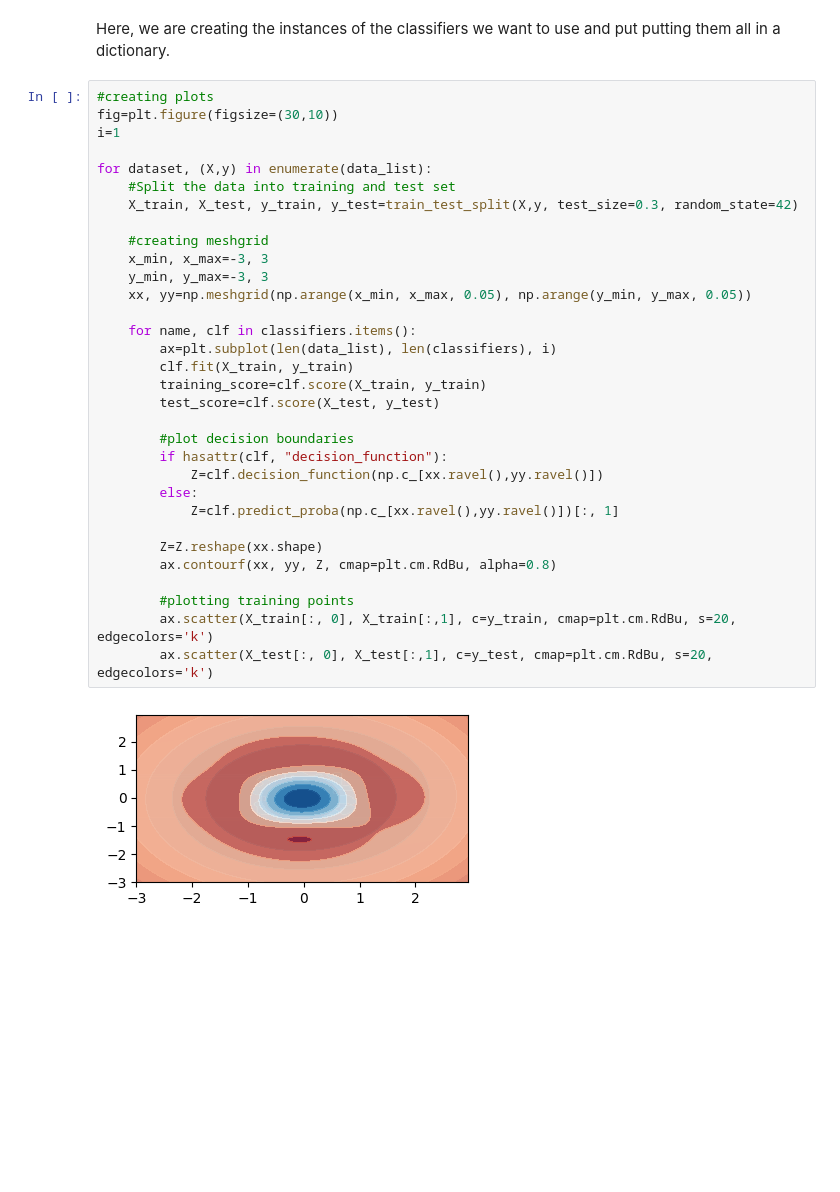
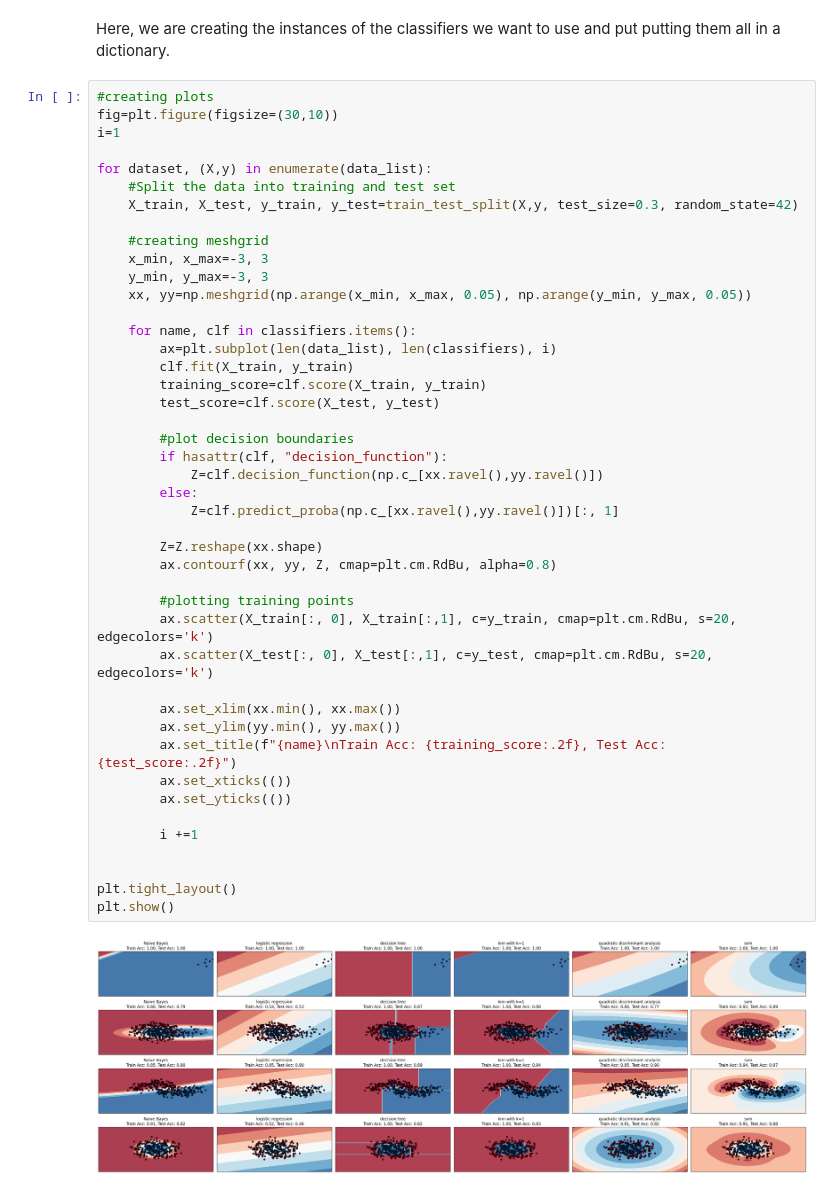
Before and after one commit to DataScienceAndEngineering/hw3p3-s24-comparison-of-ml-classification-algorithms-OluwaseunG, a Jupyter notebook: hw3p3.ipynb, the cells around one changed output. Cells and saved outputs as stored; diff of their text form; blank space fills up the shorter version.

```diff
--- a/hw3p3.ipynb
+++ b/hw3p3.ipynb
@@ -126,31 +126,43 @@ fig=plt.figure(figsize=(30,10))
 i=1
 
 for dataset, (X,y) in enumerate(data_list):
     #Split the data into training and test set
     X_train, X_test, y_train, y_test=train_test_split(X,y, test_size=0.3, random_state=42)
 
     #creating meshgrid
     x_min, x_max=-3, 3
     y_min, y_max=-3, 3
     xx, yy=np.meshgrid(np.arange(x_min, x_max, 0.05), np.arange(y_min, y_max, 0.05))
 
     for name, clf in classifiers.items():
         ax=plt.subplot(len(data_list), len(classifiers), i)
         clf.fit(X_train, y_train)
         training_score=clf.score(X_train, y_train)
         test_score=clf.score(X_test, y_test)
 
         #plot decision boundaries
         if hasattr(clf, "decision_function"):
             Z=clf.decision_function(np.c_[xx.ravel(),yy.ravel()])
         else:
             Z=clf.predict_proba(np.c_[xx.ravel(),yy.ravel()])[:, 1]
 
         Z=Z.reshape(xx.shape)
         ax.contourf(xx, yy, Z, cmap=plt.cm.RdBu, alpha=0.8)
 
         #plotting training points
         ax.scatter(X_train[:, 0], X_train[:,1], c=y_train, cmap=plt.cm.RdBu, s=20, edgecolors='k')
         ax.scatter(X_test[:, 0], X_test[:,1], c=y_test, cmap=plt.cm.RdBu, s=20, edgecolors='k')
+
+        ax.set_xlim(xx.min(), xx.max())
+        ax.set_ylim(yy.min(), yy.max())
+        ax.set_title(f"{name}\nTrain Acc: {training_score:.2f}, Test Acc: {test_score:.2f}")
+        ax.set_xticks(())
+        ax.set_yticks(())
+
+        i +=1
+
+
+plt.tight_layout()
+plt.show()
 # %% [output]
-[figure, old version]
+[figure, new version]
```
